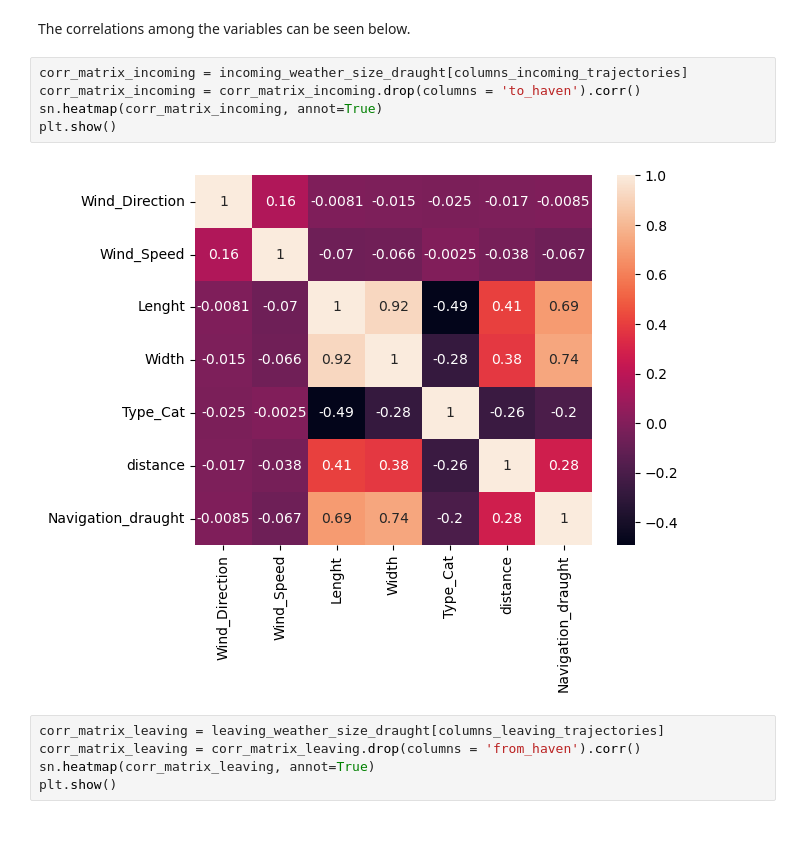
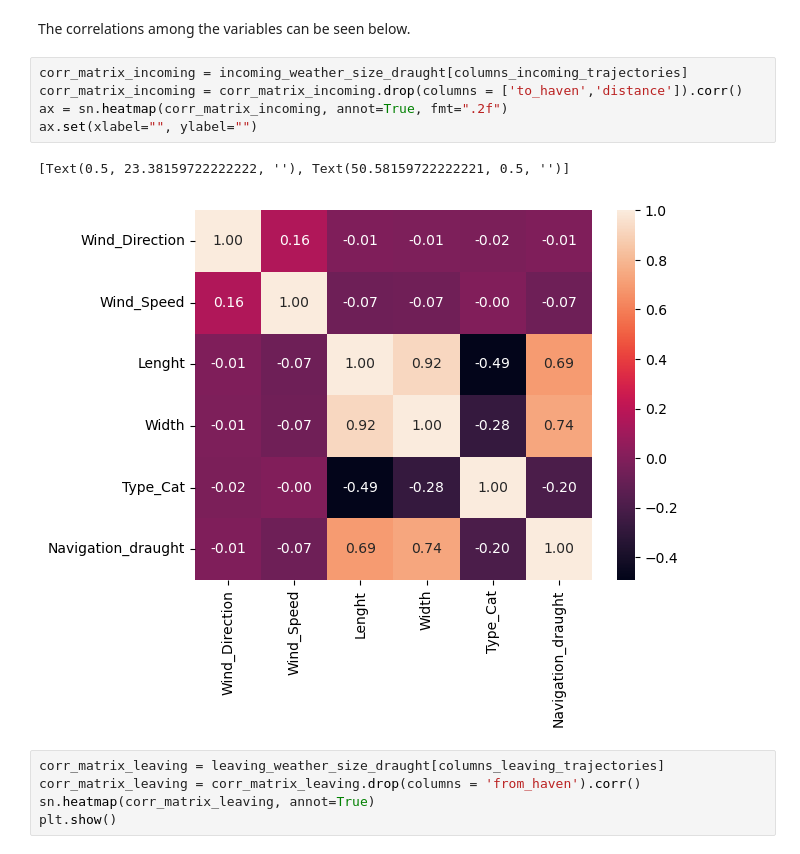
Before and after one commit to allanguzmanf/CIEM6302, a Jupyter notebook: Predictions.ipynb, the cells around one changed output. Saved outputs shown, nothing was run; the diff lists cells and outputs as text.

```diff
--- a/Predictions.ipynb
+++ b/Predictions.ipynb
@@ -160,11 +190,12 @@ Here above is the graphical representation of the frequency of the drop-off loca
 The correlations among the variables can be seen below.
 # %%
 corr_matrix_incoming = incoming_weather_size_draught[columns_incoming_trajectories]
-corr_matrix_incoming = corr_matrix_incoming.drop(columns = 'to_haven').corr()
-sn.heatmap(corr_matrix_incoming, annot=True)
-plt.show()
+corr_matrix_incoming = corr_matrix_incoming.drop(columns = ['to_haven','distance']).corr()
+ax = sn.heatmap(corr_matrix_incoming, annot=True, fmt=".2f")
+ax.set(xlabel="", ylabel="")
 # %% [output]
+[Text(0.5, 23.38159722222222, ''), Text(50.58159722222221, 0.5, '')]
-[figure, old version]
+[figure, new version]
 # %%
 corr_matrix_leaving = leaving_weather_size_draught[columns_leaving_trajectories]
 corr_matrix_leaving = corr_matrix_leaving.drop(columns = 'from_haven').corr()
```
Also changed, not shown: parts of 37 cells of this notebook, 4 other files.
